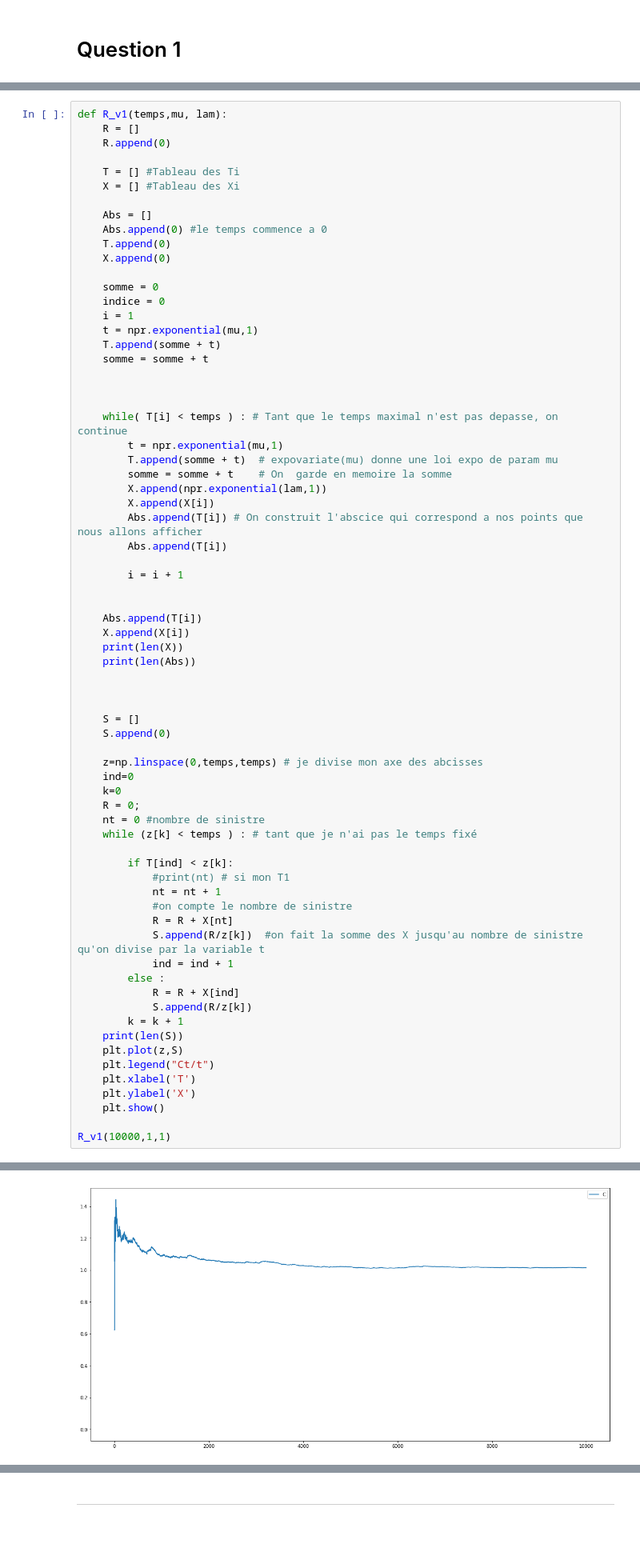
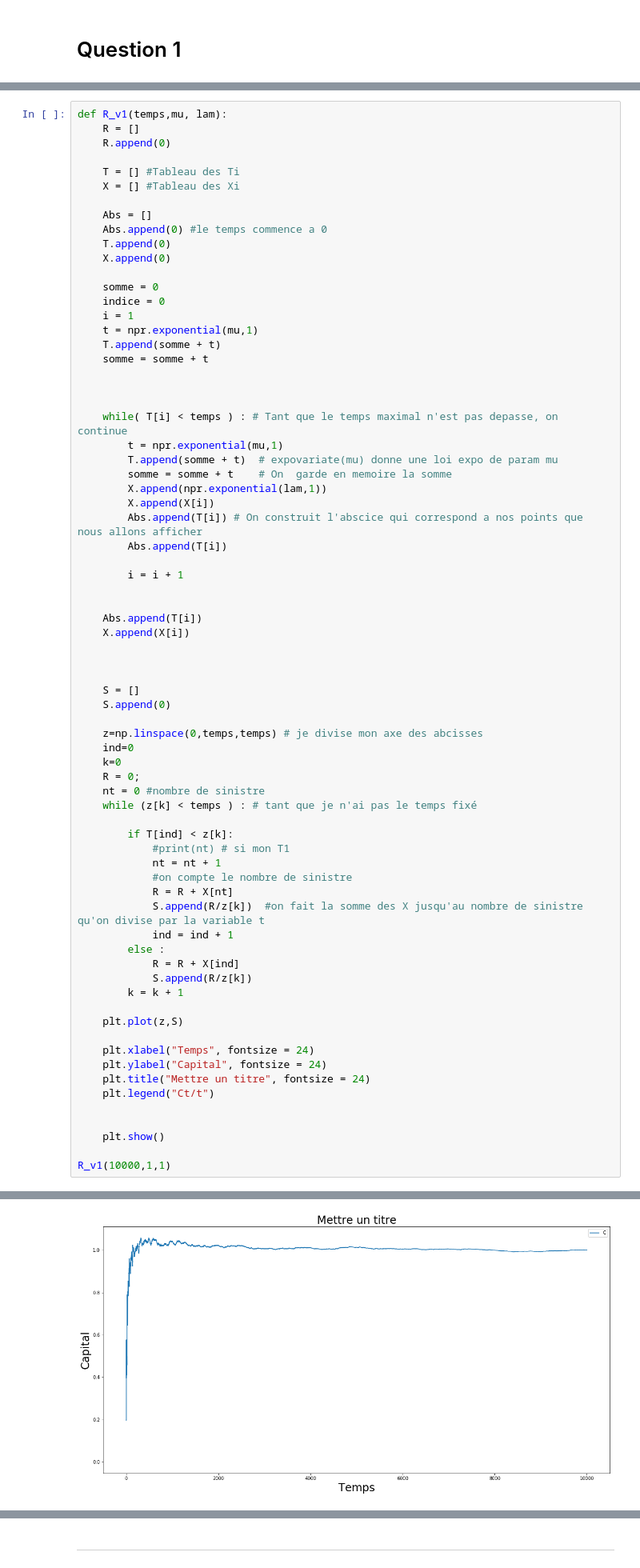
Before and after one commit to Oneway81/Grp-Tra-App, a Jupyter notebook: rendu.ipynb, the cells around one changed output, grey strips where cells are left out. Shown at 80% size. Cells and saved outputs as stored; diff of their text form; blank space fills up the shorter version.

Commit message:
Graphes avec titres

```diff
--- a/rendu.ipynb
+++ b/rendu.ipynb
@@ -229,8 +231,6 @@ def R_v1(temps,mu, lam):
 
     Abs.append(T[i])
     X.append(X[i])
-    print(len(X))
-    print(len(Abs))
 
 
 
@@ -255,11 +255,15 @@ def R_v1(temps,mu, lam):
             R = R + X[ind]
             S.append(R/z[k])
         k = k + 1
-    print(len(S))
+
     plt.plot(z,S)
+
+    plt.xlabel("Temps", fontsize = 24)
+    plt.ylabel("Capital", fontsize = 24)
+    plt.title("Mettre un titre", fontsize = 24)
     plt.legend("Ct/t")
-    plt.xlabel('T')
-    plt.ylabel('X')
+
+
     plt.show()
 
 R_v1(10000,1,1)
@@ -271,4 +271,4 @@ TypeError: 'str' object is not callable
-[figure, old version]
+[figure, new version]
 # %%
 def Normale(temps,mu, lam,n):
     R = []
```
Also changed, not shown: parts of 20 cells of this notebook.
